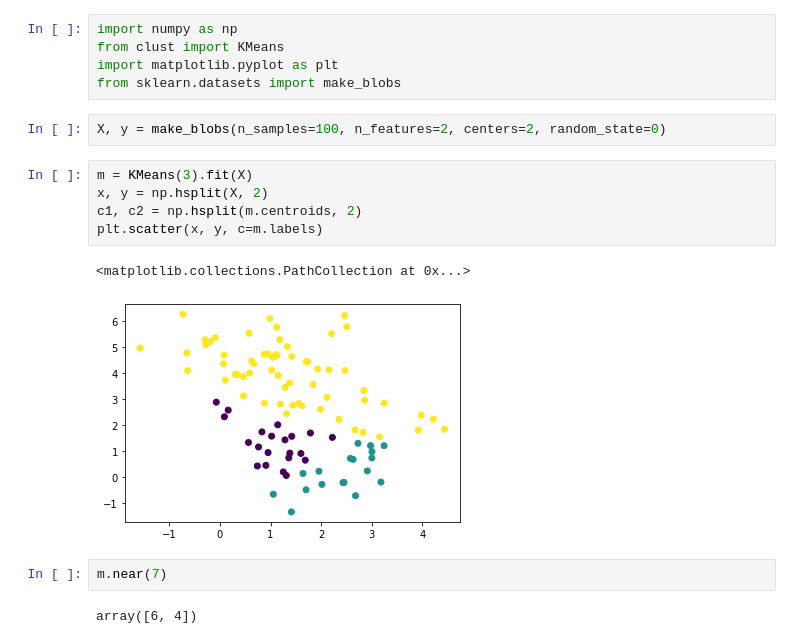
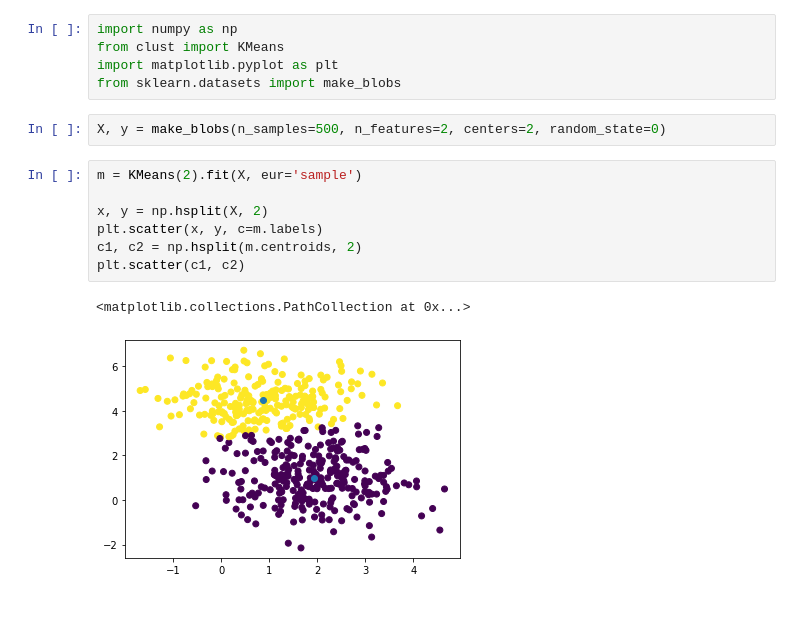
Before and after one commit to voorhs/Machine-Learning-Algorithms, a Jupyter notebook: Clusterization-algorithm/clust.ipynb, the cells around one changed output. Saved outputs shown, nothing was run; the diff lists cells and outputs as text; blank space fills up the shorter version.

```diff
--- a/Clusterization-algorithm/clust.ipynb
+++ b/Clusterization-algorithm/clust.ipynb
@@ -4,16 +4,14 @@ from clust import KMeans
 import matplotlib.pyplot as plt
 from sklearn.datasets import make_blobs
 # %%
-X, y = make_blobs(n_samples=100, n_features=2, centers=2, random_state=0)
+X, y = make_blobs(n_samples=500, n_features=2, centers=2, random_state=0)
 # %%
-m = KMeans(3).fit(X)
+m = KMeans(2).fit(X, eur='sample')
+
 x, y = np.hsplit(X, 2)
+plt.scatter(x, y, c=m.labels)
 c1, c2 = np.hsplit(m.centroids, 2)
-plt.scatter(x, y, c=m.labels)
+plt.scatter(c1, c2)
 # %% [output]
 <matplotlib.collections.PathCollection at 0x...>
-[figure, old version]
+[figure, new version]
-# %%
-m.near(7)
-# %% [output]
-array([6, 4])
```
Also changed, not shown: 1 other file.
